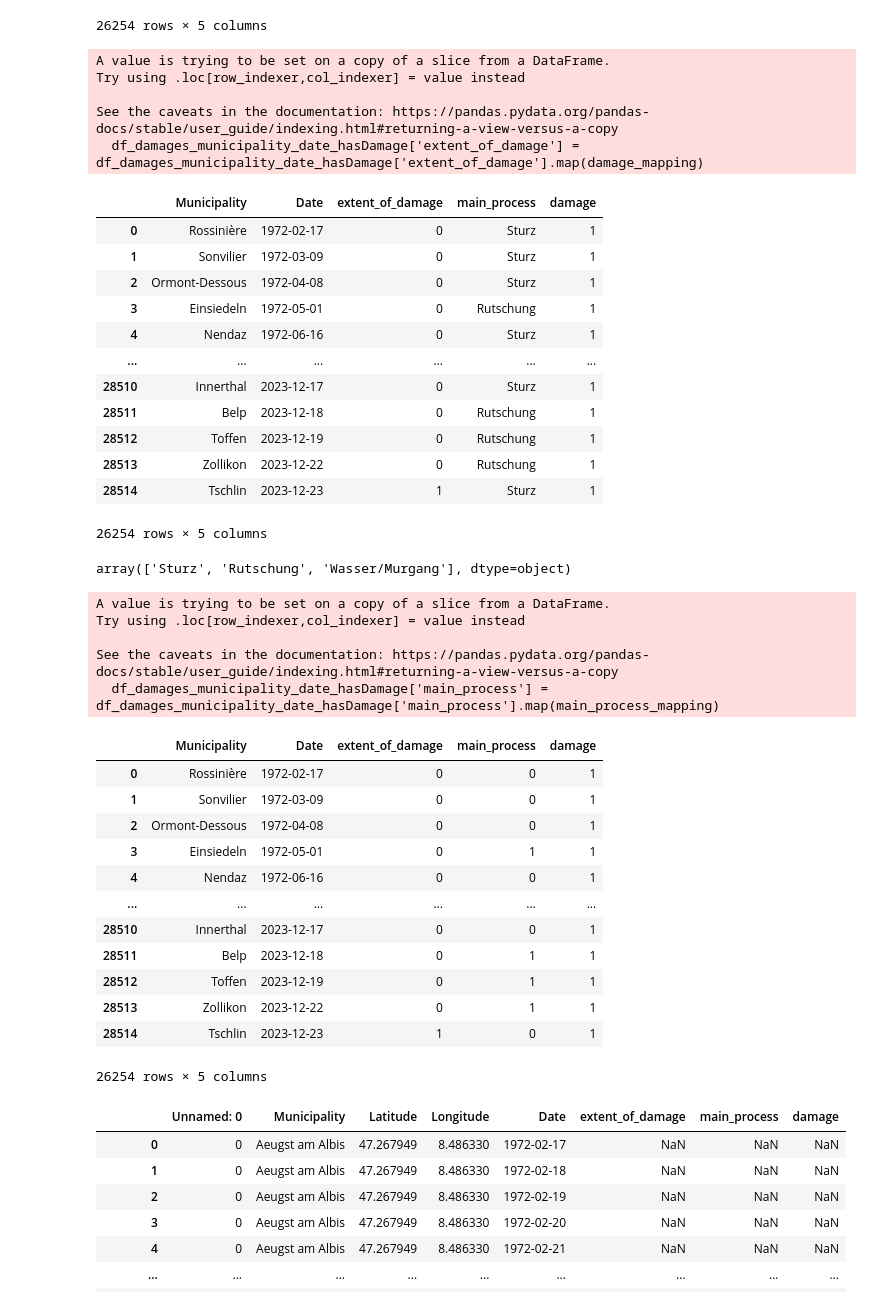
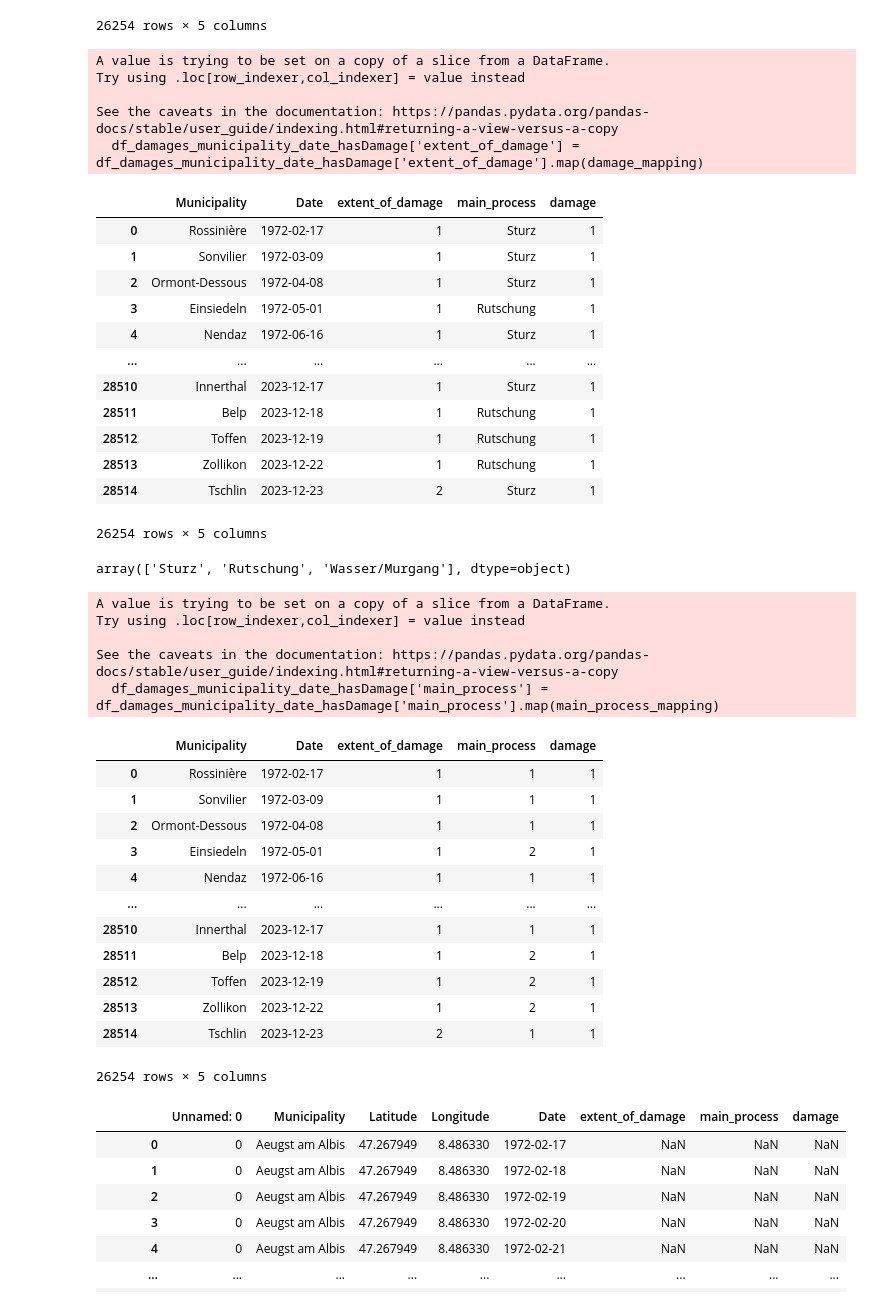
Before and after one commit to stormmind-ch/ai, a Jupyter notebook: data_engineering/jupyter_notebooks/adding_no_damage_data.ipynb, the cells around one changed output. Saved outputs shown, nothing was run; the diff lists cells and outputs as text; code cells hidden in the pictures.

Commit message:
changed mapping of extent_of_damage and main_process

```diff
--- a/data_engineering/jupyter_notebooks/adding_no_damage_data.ipynb
+++ b/data_engineering/jupyter_notebooks/adding_no_damage_data.ipynb
@@ -4,7 +4,7 @@
 import pandas as pd
 import itertools
 # %%
-df_damages = pd.read_excel('..data_engineering/Data/USDB_1972_2023_ohneSchadenszahlen_ohneBeschriebe.xlsx')
+df_damages = pd.read_excel('../Data/USDB_1972_2023_ohneSchadenszahlen_ohneBeschriebe.xlsx')
 df_damages.sort_values(by='Datum', inplace=True)
 oldest_date = df_damages['Datum'].min()
 newest_date = df_damages['Datum'].max()
@@ -132,9 +132,9 @@ df_damages_municipality_date_hasDamage
 # %%
 #remap the extend of damage column:
 damage_mapping = {
-    'gering': 0,
-    'mittel': 1,
-    'gross/katastrophal': 2
+    'gering': 1,
+    'mittel': 2,
+    'gross/katastrophal': 3
 }
 
 df_damages_municipality_date_hasDamage['extent_of_damage'] = df_damages_municipality_date_hasDamage['extent_of_damage'].map(damage_mapping)
@@ -146,17 +146,17 @@ Try using .loc[row_indexer,col_indexer] = value instead
 See the caveats in the documentation: https://pandas.pydata.org/pandas-docs/stable/user_guide/indexing.html#returning-a-view-versus-a-copy
   df_damages_municipality_date_hasDamage['extent_of_damage'] = df_damages_municipality_date_hasDamage['extent_of_damage'].map(damage_mapping)
 |  | Municipality | Date | extent_of_damage | main_process | damage |
-| 0 | Rossinière | 1972-02-17 | 0 | Sturz | 1 |
-| 1 | Sonvilier | 1972-03-09 | 0 | Sturz | 1 |
-| 2 | Ormont-Dessous | 1972-04-08 | 0 | Sturz | 1 |
-| 3 | Einsiedeln | 1972-05-01 | 0 | Rutschung | 1 |
-| 4 | Nendaz | 1972-06-16 | 0 | Sturz | 1 |
+| 0 | Rossinière | 1972-02-17 | 1 | Sturz | 1 |
+| 1 | Sonvilier | 1972-03-09 | 1 | Sturz | 1 |
+| 2 | Ormont-Dessous | 1972-04-08 | 1 | Sturz | 1 |
+| 3 | Einsiedeln | 1972-05-01 | 1 | Rutschung | 1 |
+| 4 | Nendaz | 1972-06-16 | 1 | Sturz | 1 |
 | ... | ... | ... | ... | ... | ... |
-| 28510 | Innerthal | 2023-12-17 | 0 | Sturz | 1 |
-| 28511 | Belp | 2023-12-18 | 0 | Rutschung | 1 |
-| 28512 | Toffen | 2023-12-19 | 0 | Rutschung | 1 |
-| 28513 | Zollikon | 2023-12-22 | 0 | Rutschung | 1 |
-| 28514 | Tschlin | 2023-12-23 | 1 | Sturz | 1 |
+| 28510 | Innerthal | 2023-12-17 | 1 | Sturz | 1 |
+| 28511 | Belp | 2023-12-18 | 1 | Rutschung | 1 |
+| 28512 | Toffen | 2023-12-19 | 1 | Rutschung | 1 |
+| 28513 | Zollikon | 2023-12-22 | 1 | Rutschung | 1 |
+| 28514 | Tschlin | 2023-12-23 | 2 | Sturz | 1 |
 26254 rows × 5 columns
 # %%
 df_damages_municipality_date_hasDamage['main_process'].unique()
@@ -165,31 +165,31 @@ array(['Sturz', 'Rutschung', 'Wasser/Murgang'], dtype=object)
 # %%
 #remap the main process
 main_process_mapping = {
-    'Sturz': 0,
-    'Rutschung': 1,
-    'Wasser/Murgang': 2
+    'Sturz': 1,
+    'Rutschung': 2,
+    'Wasser/Murgang': 3
 }
 
 df_damages_municipality_date_hasDamage['main_process'] = df_damages_municipality_date_hasDamage['main_process'].map(main_process_mapping)
 df_damages_municipality_date_hasDamage
 # %% [output]
 A value is trying to be set on a copy of a slice from a DataFrame.
 Try using .loc[row_indexer,col_indexer] = value instead
 
 See the caveats in the documentation: https://pandas.pydata.org/pandas-docs/stable/user_guide/indexing.html#returning-a-view-versus-a-copy
   df_damages_municipality_date_hasDamage['main_process'] = df_damages_municipality_date_hasDamage['main_process'].map(main_process_mapping)
 |  | Municipality | Date | extent_of_damage | main_process | damage |
-| 0 | Rossinière | 1972-02-17 | 0 | 0 | 1 |
-| 1 | Sonvilier | 1972-03-09 | 0 | 0 | 1 |
-| 2 | Ormont-Dessous | 1972-04-08 | 0 | 0 | 1 |
-| 3 | Einsiedeln | 1972-05-01 | 0 | 1 | 1 |
-| 4 | Nendaz | 1972-06-16 | 0 | 0 | 1 |
+| 0 | Rossinière | 1972-02-17 | 1 | 1 | 1 |
+| 1 | Sonvilier | 1972-03-09 | 1 | 1 | 1 |
+| 2 | Ormont-Dessous | 1972-04-08 | 1 | 1 | 1 |
+| 3 | Einsiedeln | 1972-05-01 | 1 | 2 | 1 |
+| 4 | Nendaz | 1972-06-16 | 1 | 1 | 1 |
 | ... | ... | ... | ... | ... | ... |
-| 28510 | Innerthal | 2023-12-17 | 0 | 0 | 1 |
-| 28511 | Belp | 2023-12-18 | 0 | 1 | 1 |
-| 28512 | Toffen | 2023-12-19 | 0 | 1 | 1 |
-| 28513 | Zollikon | 2023-12-22 | 0 | 1 | 1 |
-| 28514 | Tschlin | 2023-12-23 | 1 | 0 | 1 |
+| 28510 | Innerthal | 2023-12-17 | 1 | 1 | 1 |
+| 28511 | Belp | 2023-12-18 | 1 | 2 | 1 |
+| 28512 | Toffen | 2023-12-19 | 1 | 2 | 1 |
+| 28513 | Zollikon | 2023-12-22 | 1 | 2 | 1 |
+| 28514 | Tschlin | 2023-12-23 | 2 | 1 | 1 |
 26254 rows × 5 columns
 # %%
 df_damages_with_municipality_date_comb = all_combinations.merge(
```
Also changed, not shown: parts of 4 cells of this notebook.
